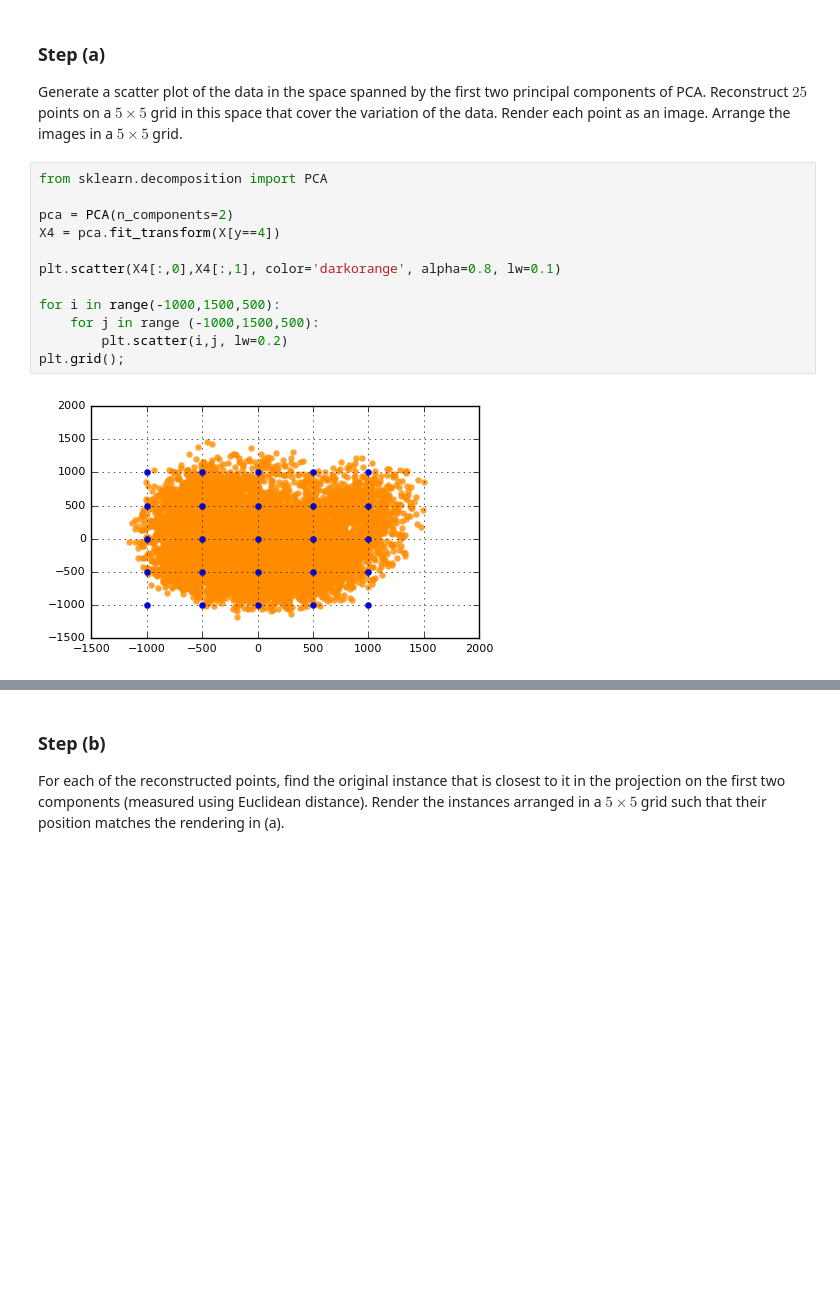
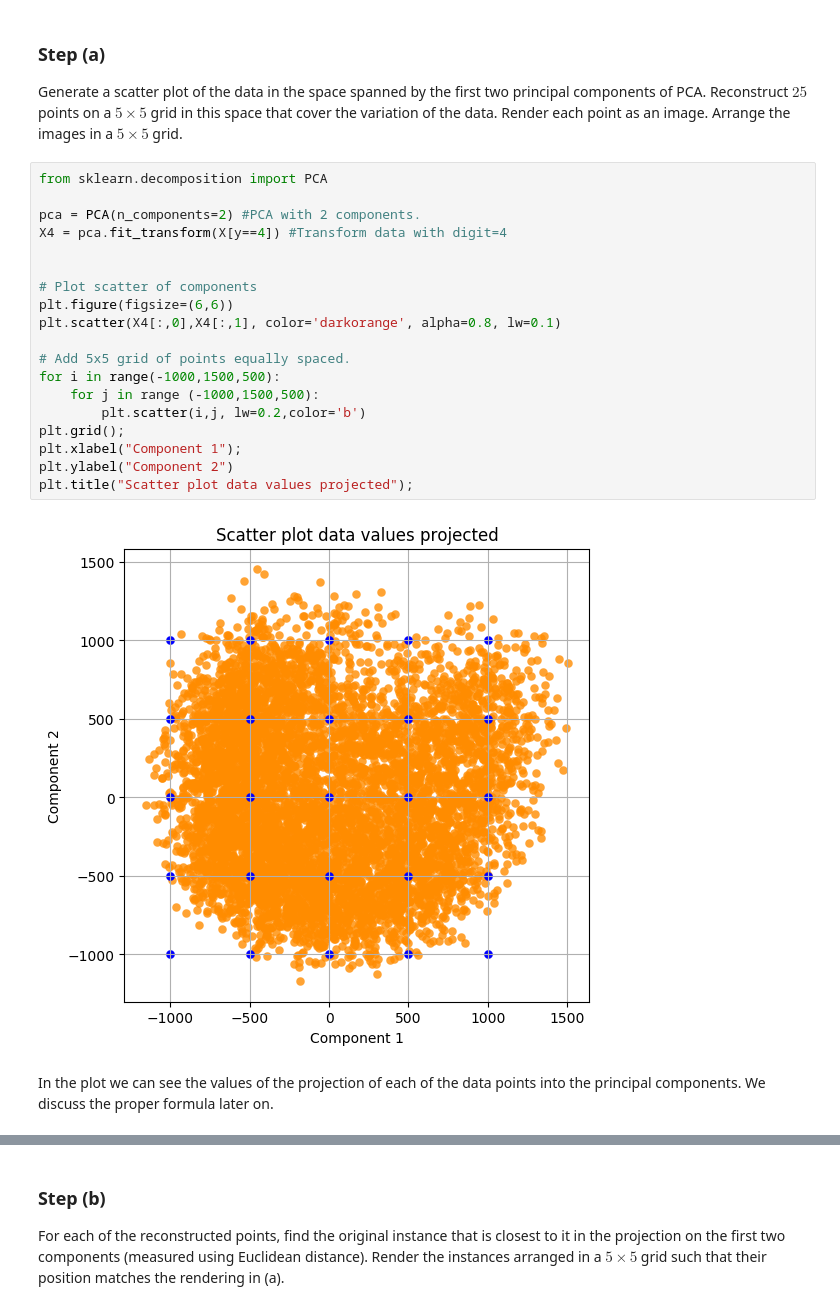
Before and after one commit to LuisArmandoPerez/Assignment_3FDM, a Jupyter notebook: Assignment 3.ipynb, the cells around one changed output, grey strips where cells are left out. Cells and saved outputs as stored; diff of their text form; blank space fills up the shorter version.

```diff
--- a/Assignment 3.ipynb
+++ b/Assignment 3.ipynb
@@ -270,15 +238,24 @@ plt.show()
 # %%
 from sklearn.decomposition import PCA
 
-pca = PCA(n_components=2)
-X4 = pca.fit_transform(X[y==4])
+pca = PCA(n_components=2) #PCA with 2 components.
+X4 = pca.fit_transform(X[y==4]) #Transform data with digit=4
 
+
+# Plot scatter of components
+plt.figure(figsize=(6,6))
 plt.scatter(X4[:,0],X4[:,1], color='darkorange', alpha=0.8, lw=0.1)
 
+# Add 5x5 grid of points equally spaced.
 for i in range(-1000,1500,500):
     for j in range (-1000,1500,500):
-        plt.scatter(i,j, lw=0.2)
+        plt.scatter(i,j, lw=0.2,color='b')
 plt.grid();
+plt.xlabel("Component 1");
+plt.ylabel("Component 2")
+plt.title("Scatter plot data values projected");
 # %% [output]
-[figure, old version]
+[figure, new version]
+# %% [markdown]
+In the plot we can see the values of the projection of each of the data points into the principal components. We discuss the proper formula later on.
 # %%
```
Also changed, not shown: parts of 13 cells of this notebook.
